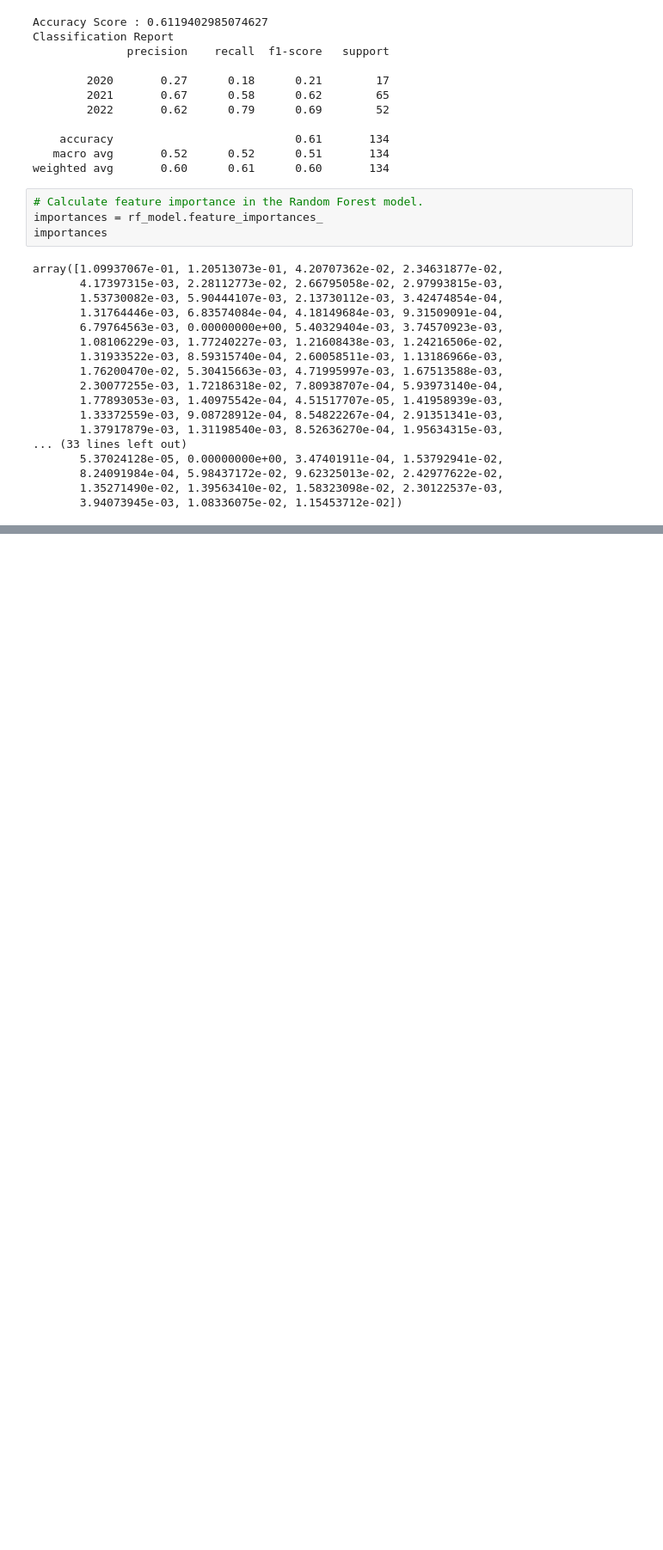
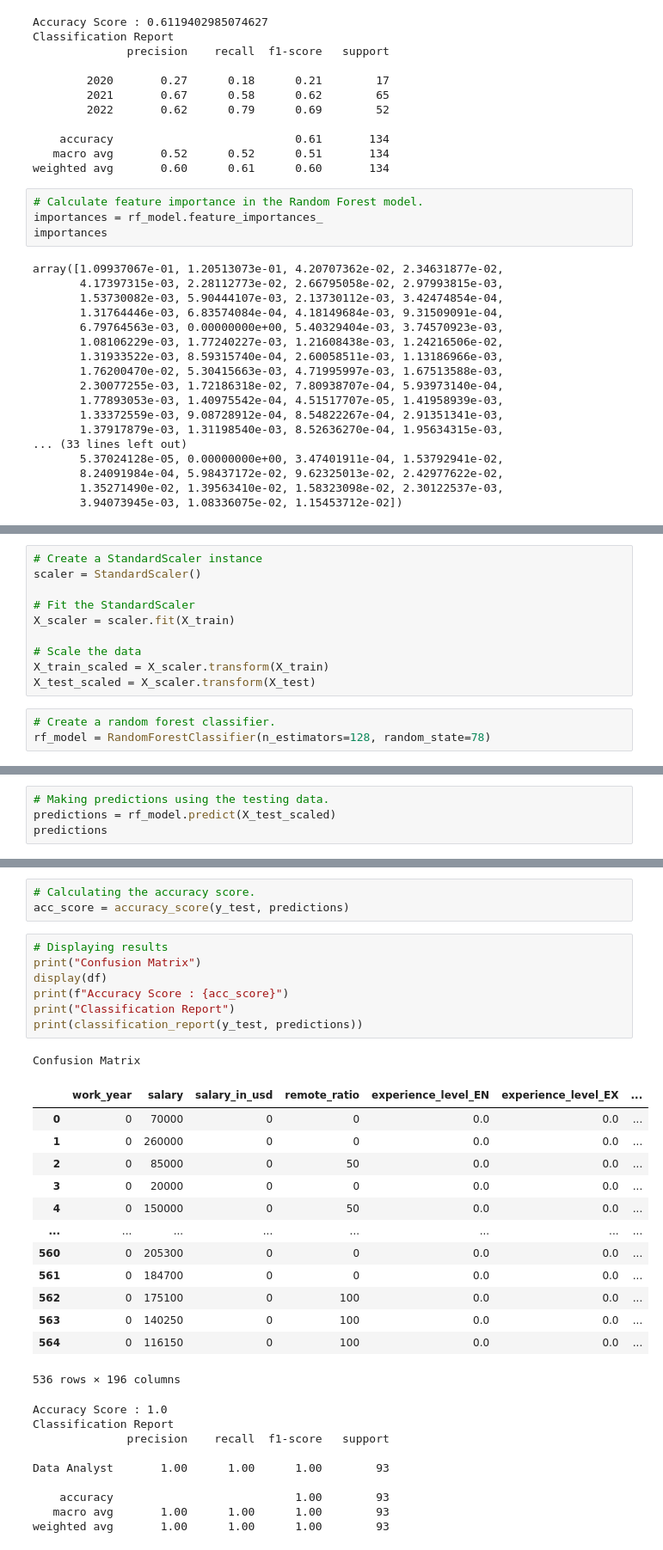
Before and after one commit to ceceliamcmillan/FinalProjectGroup01, a Jupyter notebook: NensiPandya- Final Project.ipynb, the cells around one changed output, grey strips where cells are left out. Shown at 86% size. Saved outputs shown, nothing was run; the diff lists cells and outputs as text; blank space fills up the shorter version.

```diff
--- a/NensiPandya- Final Project.ipynb
+++ b/NensiPandya- Final Project.ipynb
@@ -713,0 +800,13 @@ sorted(zip(rf_model.feature_importances_, X.columns), reverse=True)
+# %%
+# Create a StandardScaler instance
+scaler = StandardScaler()
+
+# Fit the StandardScaler
+X_scaler = scaler.fit(X_train)
+
+# Scale the data
+X_train_scaled = X_scaler.transform(X_train)
+X_test_scaled = X_scaler.transform(X_test)
+# %%
+# Create a random forest classifier.
+rf_model = RandomForestClassifier(n_estimators=128, random_state=78)
@@ -713,0 +818,4 @@ sorted(zip(rf_model.feature_importances_, X.columns), reverse=True)
+# %%
+# Making predictions using the testing data.
+predictions = rf_model.predict(X_test_scaled)
+predictions
@@ -713,0 +852,34 @@ sorted(zip(rf_model.feature_importances_, X.columns), reverse=True)
+# %%
+# Calculating the accuracy score.
+acc_score = accuracy_score(y_test, predictions)
+# %%
+# Displaying results
+print("Confusion Matrix")
+display(df)
+print(f"Accuracy Score : {acc_score}")
+print("Classification Report")
+print(classification_report(y_test, predictions))
+# %% [output]
+Confusion Matrix
+|  | work_year | salary | salary_in_usd | remote_ratio | experience_level_EN | experience_level_EX | ... |
+| 0 | 0 | 70000 | 0 | 0 | 0.0 | 0.0 | ... |
+| 1 | 0 | 260000 | 0 | 0 | 0.0 | 0.0 | ... |
+| 2 | 0 | 85000 | 0 | 50 | 0.0 | 0.0 | ... |
+| 3 | 0 | 20000 | 0 | 0 | 0.0 | 0.0 | ... |
+| 4 | 0 | 150000 | 0 | 50 | 0.0 | 0.0 | ... |
+| ... | ... | ... | ... | ... | ... | ... | ... |
+| 560 | 0 | 205300 | 0 | 0 | 0.0 | 0.0 | ... |
+| 561 | 0 | 184700 | 0 | 0 | 0.0 | 0.0 | ... |
+| 562 | 0 | 175100 | 0 | 100 | 0.0 | 0.0 | ... |
+| 563 | 0 | 140250 | 0 | 100 | 0.0 | 0.0 | ... |
+| 564 | 0 | 116150 | 0 | 100 | 0.0 | 0.0 | ... |
+536 rows × 196 columns
+Accuracy Score : 1.0
+Classification Report
+              precision    recall  f1-score   support
+
+Data Analyst       1.00      1.00      1.00        93
+
+    accuracy                           1.00        93
+   macro avg       1.00      1.00      1.00        93
+weighted avg       1.00      1.00      1.00        93
```
Also changed, not shown: parts of 31 cells of this notebook.
